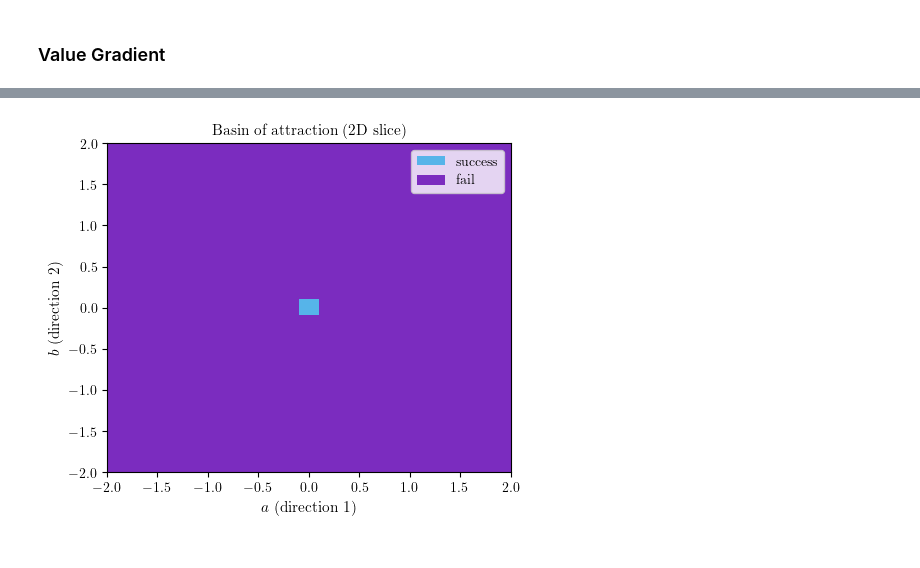
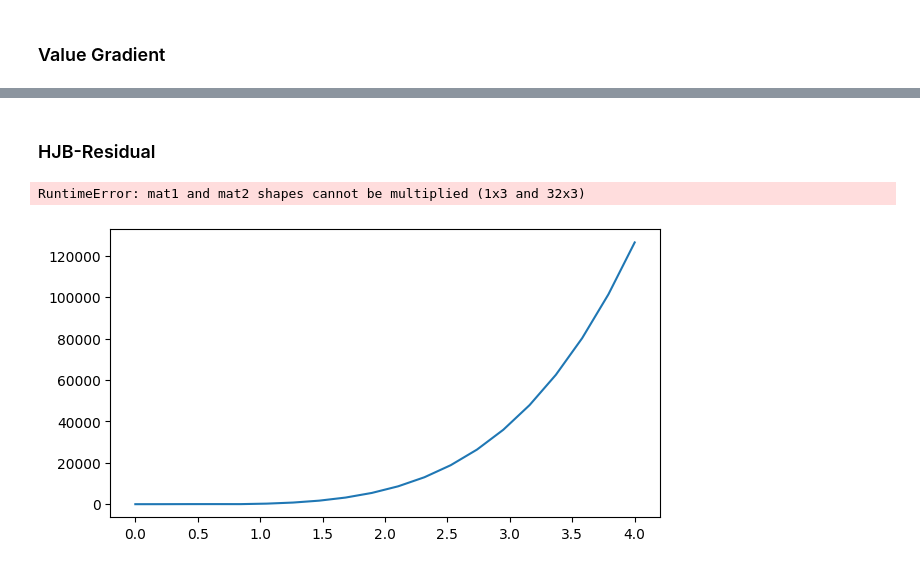
Before and after one commit to flosoellner/AdHoc, a Jupyter notebook: experiment.ipynb, the cells around one changed output, grey strips where cells are left out. Saved outputs shown, nothing was run; the diff lists cells and outputs as text; code cells hidden in the pictures.

```diff
--- a/experiment.ipynb
+++ b/experiment.ipynb
@@ -156,5 +162,0 @@ plt.show()
-# %%
-from plotting import plot_hjb_residual_shock_line
-
-controllers = [("Model 2", ctrl2.grad_net), ("Model 3", ctrl3.grad_net)]
-plot_hjb_residual_shock_line(config=config, controllers=controllers, savepath="figures/hjb_truth_line.pdf");
@@ -193,4 +173,7 @@ P.plot_gradient_attention_heatmap(config=config, controller=ctrl1, seed=0, tspan
-# %%
-P.plot_basin_2d(config=config, controller=ctrl5, dir1=np.sin(np.pi*np.asarray(config.xi).reshape(-1)), dir2=P.sample_conditions(config, n=1, seed=0, dist=1.0)[:,0], res=21, a_lim=2.0, b_lim=2.0, T=6.0, eps=2e-2, savepath="figures/basin_ctrl3_fast.pdf");
-# %% [output]
-[figure, removed]
+# %% [markdown]
+### HJB-Residual
+# %%
+P.plot_hjb_residual_shock_line(config=config, controllers=controllers, savepath="figures/hjb_truth_line.pdf");
+# %% [output]
+RuntimeError: mat1 and mat2 shapes cannot be multiplied (1x3 and 32x3)
+[figure, added]
```
Also changed, not shown: parts of 17 cells of this notebook, 5 other files.
